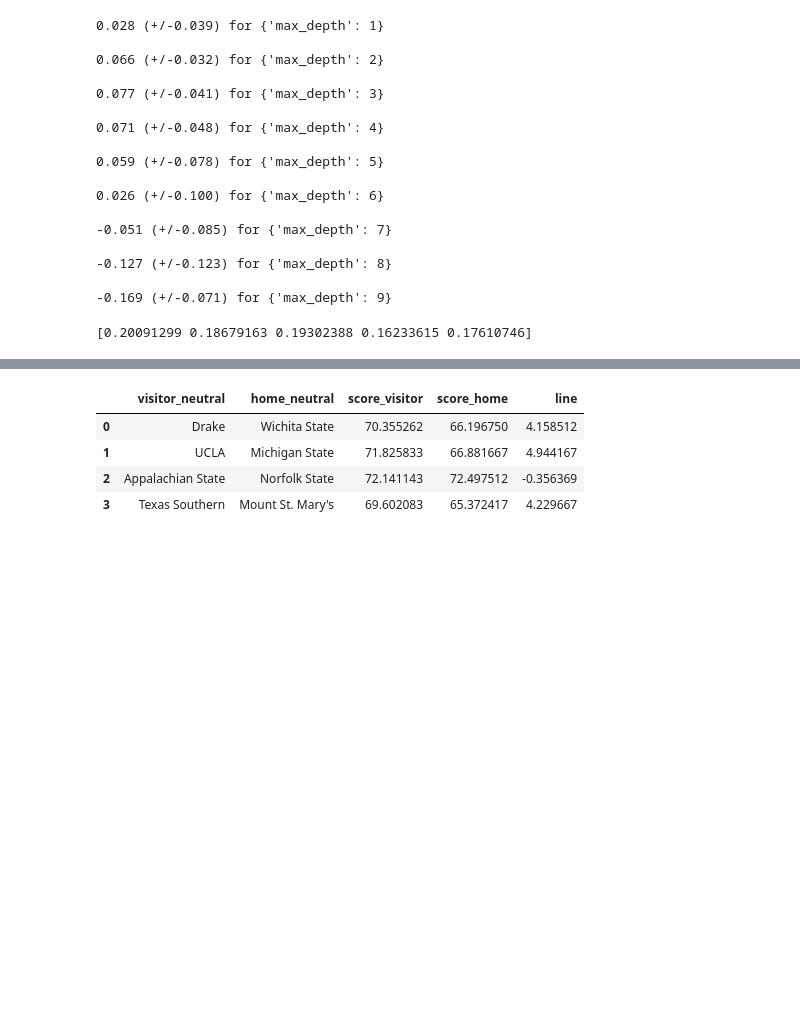
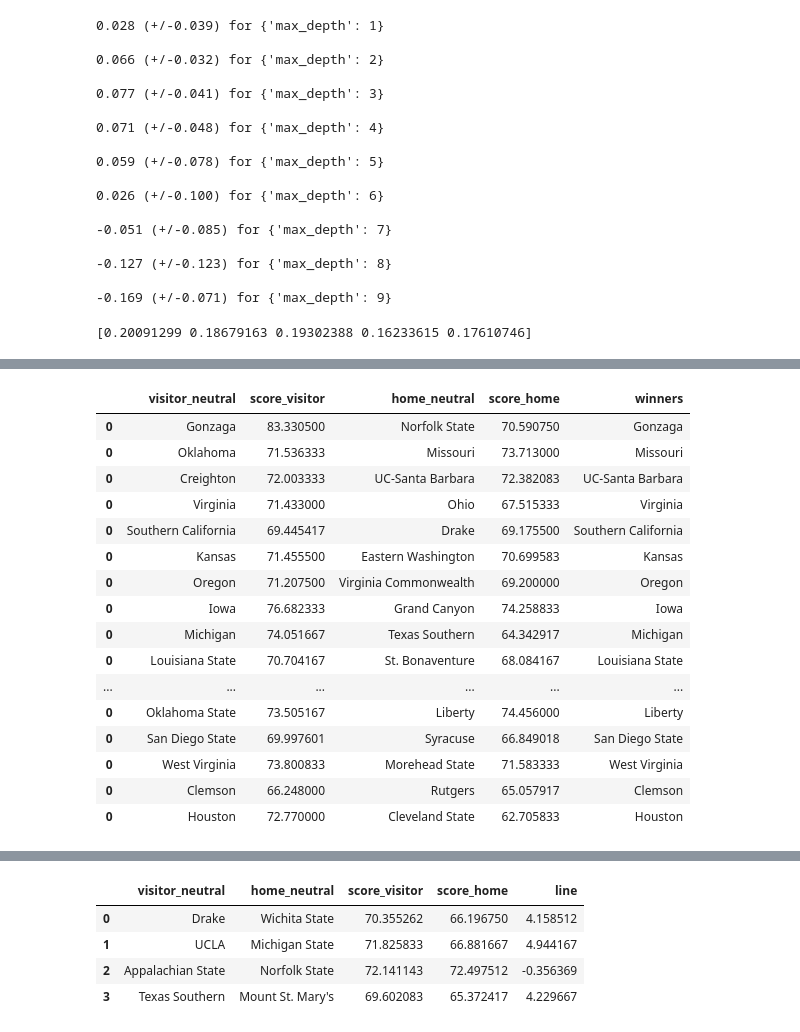
Before and after one commit to pkr5025/College-Basketball-Predictions, a Jupyter notebook: 2020_2021_season/Initial Predictions.ipynb, the cells around one changed output, grey strips where cells are left out. Saved outputs shown, nothing was run; the diff lists cells and outputs as text; code cells hidden in the pictures; blank space fills up the shorter version.

Commit message:
Predicted the NCAA Tournament
Note, needs "test_stats.csv", will clean up later

```diff
--- a/2020_2021_season/Initial Predictions.ipynb
+++ b/2020_2021_season/Initial Predictions.ipynb
@@ -126,0 +93,7 @@ a.drop(["Date","visitor_neutral","home_neutral","School_x","School_y","PTS","PTS
+# %%
+month, day, year = 3, 18, 2021
+date = pd.to_datetime(str(year)+"-"+str(month)+"-"+str(day))
+games = Schedule_and_stats_unplayed[Schedule_and_stats_unplayed["Date"]==date]
+teams = games[["visitor_neutral", "home_neutral"]]
+games = games.drop(["Date","visitor_neutral","home_neutral","School_x","School_y","PTS","PTS.1"], axis=1)
+games
@@ -126,0 +146,43 @@ a.drop(["Date","visitor_neutral","home_neutral","School_x","School_y","PTS","PTS
+# %%
+# Predict NCAA tournament
+first_round = pd.DataFrame(columns=["visitor_neutral","score_visitor","home_neutral","score_home"])
+
+home_teams = ["Gonzaga", "Oklahoma", "Creighton", "Virginia","Southern California",
+              "Kansas","Oregon","Iowa","Michigan","Louisiana State","Colorado",
+              "Florida State","Brigham Young","Texas","Connecticut","Alabama","Baylor",
+              "North Carolina","Villanova","Purdue","Texas Tech","Arkansas","Florida",
+              "Ohio State","Illinois","Loyola (IL)","Tennessee","Oklahoma State",
+              "San Diego State","West Virginia","Clemson","Houston"
+              ]
+
+away_teams = ["Norfolk State","Missouri","UC-Santa Barbara","Ohio",
+                  "Drake","Eastern Washington","Virginia Commonwealth","Grand Canyon",
+             "Texas Southern","St. Bonaventure","Georgetown","North Carolina-Greensboro",
+             "UCLA","Abilene Christian","Maryland","Iona","Hartford","Wisconsin",
+             "Winthrop","North Texas","Utah State","Colgate","Virginia Tech","Oral Roberts",
+             "Drexel", "Georgia Tech", "Oregon State","Liberty","Syracuse","Morehead State",
+             "Rutgers","Cleveland State"]
+for i,j in zip(home_teams, away_teams):
+    current_game = predict_game(i,j,reg3,True)
+    first_round = pd.concat([first_round,current_game], sort=False)
+first_round["winners"] = first_round.apply(lambda row: row["visitor_neutral"] if (row["score_visitor"]>row["score_home"]) else row["home_neutral"], axis=1)
+# %%
+first_round
+# %% [output]
+|  | visitor_neutral | score_visitor | home_neutral | score_home | winners |
+| 0 | Gonzaga | 83.330500 | Norfolk State | 70.590750 | Gonzaga |
+| 0 | Oklahoma | 71.536333 | Missouri | 73.713000 | Missouri |
+| 0 | Creighton | 72.003333 | UC-Santa Barbara | 72.382083 | UC-Santa Barbara |
+| 0 | Virginia | 71.433000 | Ohio | 67.515333 | Virginia |
+| 0 | Southern California | 69.445417 | Drake | 69.175500 | Southern California |
+| 0 | Kansas | 71.455500 | Eastern Washington | 70.699583 | Kansas |
+| 0 | Oregon | 71.207500 | Virginia Commonwealth | 69.200000 | Oregon |
+| 0 | Iowa | 76.682333 | Grand Canyon | 74.258833 | Iowa |
+| 0 | Michigan | 74.051667 | Texas Southern | 64.342917 | Michigan |
+| 0 | Louisiana State | 70.704167 | St. Bonaventure | 68.084167 | Louisiana State |
+| ... | ... | ... | ... | ... | ... |
+| 0 | Oklahoma State | 73.505167 | Liberty | 74.456000 | Liberty |
+| 0 | San Diego State | 69.997601 | Syracuse | 66.849018 | San Diego State |
+| 0 | West Virginia | 73.800833 | Morehead State | 71.583333 | West Virginia |
+| 0 | Clemson | 66.248000 | Rutgers | 65.057917 | Clemson |
+| 0 | Houston | 72.770000 | Cleveland State | 62.705833 | Houston |
```
Also changed, not shown: parts of 15 cells of this notebook, 1 other file.
